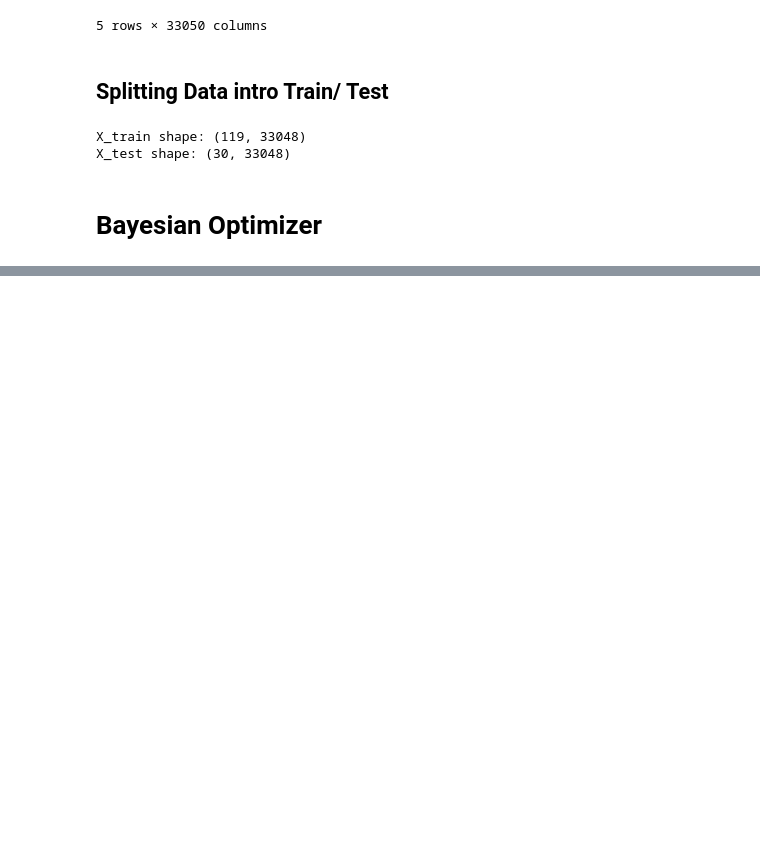
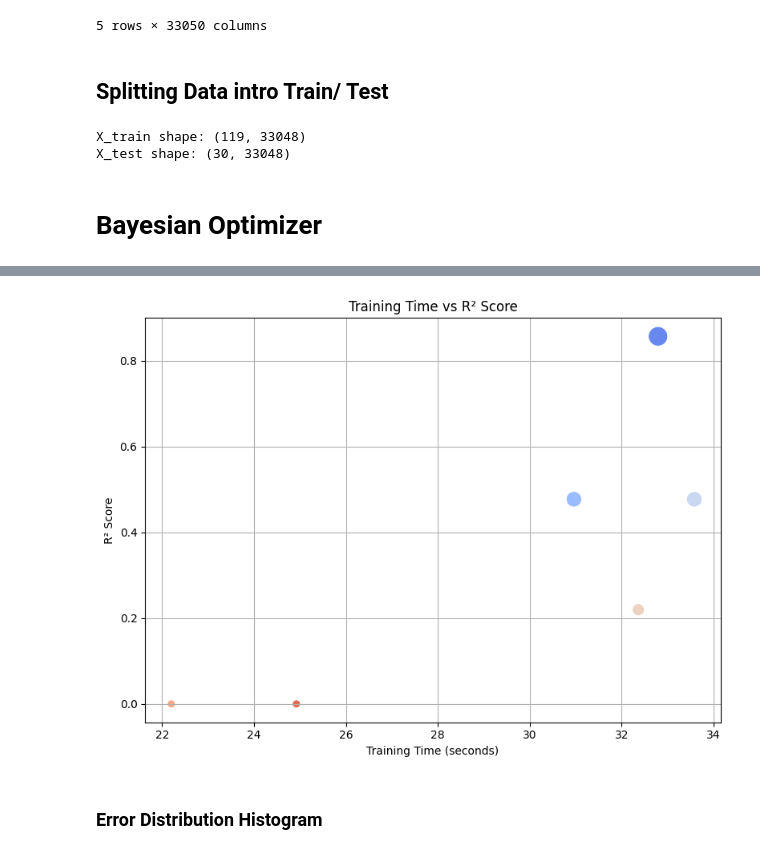
Before and after one commit to derex-cmd/ccdm, a Jupyter notebook: Bayesian Optimizer/Bayesian Optimizer.ipynb, the cells around one changed output, grey strips where cells are left out. Saved outputs shown, nothing was run; the diff lists cells and outputs as text; code cells hidden in the pictures; blank space fills up the shorter version.

```diff
--- a/Bayesian Optimizer/Bayesian Optimizer.ipynb
+++ b/Bayesian Optimizer/Bayesian Optimizer.ipynb
@@ -267,0 +421,25 @@ NameError: name 'results_df' is not defined
+# %%
+def plot_time_vs_r2(results_df):
+    plt.figure(figsize=(8, 6))
+    sns.scatterplot(
+        data=results_df,
+        x='Training Time (s)',
+        y='R2',
+        size='R2',
+        hue='Model',
+        sizes=(50, 300),
+        palette='coolwarm',
+        legend=False
+    )
+    plt.title("Training Time vs R² Score")
+    plt.xlabel("Training Time (seconds)")
+    plt.ylabel("R² Score")
+    plt.grid(True)
+    plt.tight_layout()
+    plt.show()
+# %%
+plot_time_vs_r2(results_df)
+# %% [output]
+[figure, added]
+# %% [markdown]
+### Error Distribution Histogram
```
Also changed, not shown: parts of 18 cells of this notebook, 13 other files.
